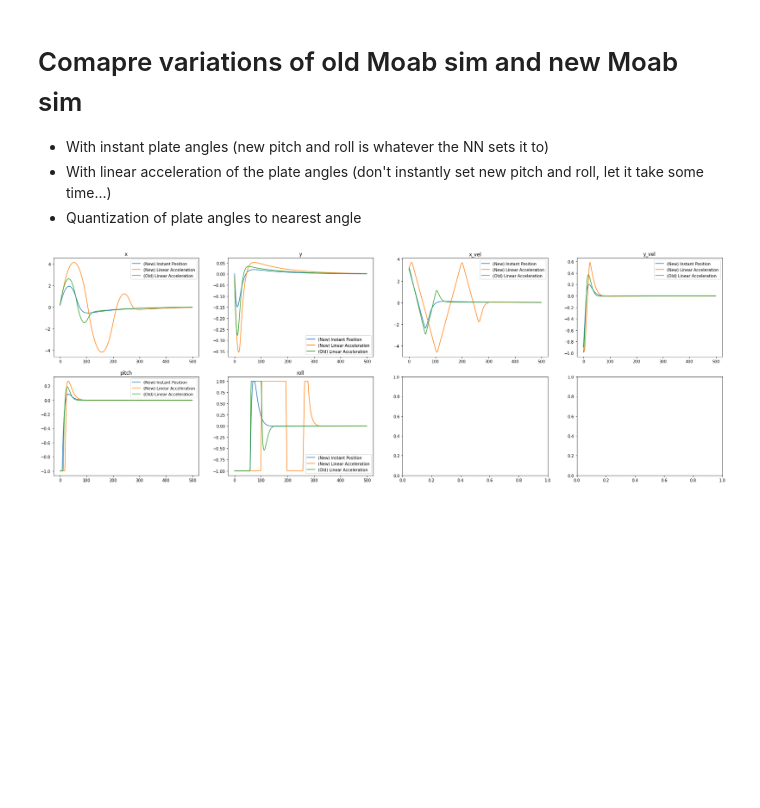
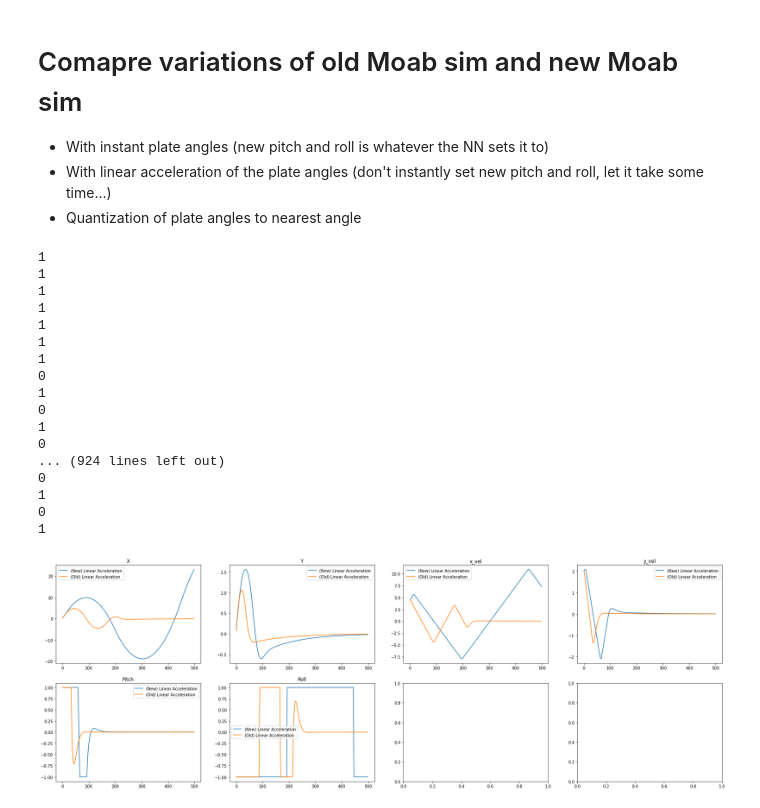
Before and after one commit to polzounov/moab-sim, a Jupyter notebook: moabsim-compare.ipynb, the cells around one changed output. Cells and saved outputs as stored; diff of their text form; code cells hidden in the pictures; blank space fills up the shorter version.

```diff
--- a/moabsim-compare.ipynb
+++ b/moabsim-compare.ipynb
@@ -45,10 +45,12 @@ def pid_controller(
         action_x = Kp * x + Ki * sum_x + Kd * vel_x
         action_y = Kp * y + Ki * sum_y + Kd * vel_y
 
-        # action = np.array([-action_y, action_x]) / 22  # works on new
-        action = np.array([-action_y, action_x]) / -22
+        action = np.array([-action_y, action_x])  # Match order of old sim
 
+        # Use actions between -1 and +1 instead of degrees
+        action /= -22
         pitch, roll = np.clip(action, -1, 1)
+
         return pitch, roll
 
     return next_action
@@ -142,8 +69,8 @@ init_x, init_y = uniform_circle(plate_radius * 0.6)
 init_x_vel, init_y_vel = uniform_circle(max_init_vel)
 
 config = {
-    "initial_roll": 0.01,
-    "initial_pitch": 0.01,
+    "initial_roll": 0.0,
+    "initial_pitch": 0.0,
     "initial_x": init_x,
     "initial_y": init_y,
     "initial_vel_x": init_x_vel,
@@ -158,11 +85,13 @@ config = {
 }
 
 options = [
-    {"name": "(New) Instant Position", "env": MoabEnvNew, "kwargs": {"scaling": 1.2, "linear_acceleration_servos": False, "quantize": False}},
-    {"name": "(New) Linear Acceleration", "env": MoabEnvNew, "kwargs": {"scaling": 1.2, "linear_acceleration_servos": True, "quantize": False}},
+    # {"name": "(New) Instant Position", "env": MoabEnvNew, "kwargs": {"linear_acceleration_servos": False, "quantize": False}},
     # {"name": "(Old) Instant Position", "env": MoabEnvOld, "kwargs": {"linear_acceleration_servos": False, "quantize": False}},
+    {"name": "(New) Linear Acceleration", "env": MoabEnvNew, "kwargs": {"linear_acceleration_servos": True, "quantize": False}},
     {"name": "(Old) Linear Acceleration", "env": MoabEnvOld, "kwargs": {"linear_acceleration_servos": True, "quantize": False}},
+    # {"name": "(New) Quantized Angles", "env": MoabEnvNew, "kwargs": {"linear_acceleration_servos": False, "quantize": True}},
     # {"name": "(Old) Quantized Angles", "env": MoabEnvOld, "kwargs": {"linear_acceleration_servos": False, "quantize": True}},
+    # {"name": "(New) All mods", "env": MoabEnvNew, "kwargs": {"linear_acceleration_servos": True, "quantize": True}},
     # {"name": "(Old) All mods (OG sim)", "env": MoabEnvOld, "kwargs": {"linear_acceleration_servos": True, "quantize": True}},
 ]
 state_hists = {}
@@ -179,35 +108,52 @@ for opt in options:
     for i in range(n):
         action = pitch, roll = controller(*state)
         state, info, _, _ = env.step(np.asarray(action))
         x, y, x_vel, y_vel = state
         state_hists[opt["name"]][i, :] = x, y, x_vel, y_vel, pitch, roll
 
 
 # Ploty thingy
 fig, axes = plt.subplots(2, 4, figsize=(30, 10))
 
 for opt in options:
     axes[0][0].plot(np.arange(n), state_hists[opt["name"]][:, 0], label=opt["name"])
     axes[0][1].plot(np.arange(n), state_hists[opt["name"]][:, 1], label=opt["name"])
     axes[0][2].plot(np.arange(n), state_hists[opt["name"]][:, 2], label=opt["name"])
     axes[0][3].plot(np.arange(n), state_hists[opt["name"]][:, 3], label=opt["name"])
     axes[1][0].plot(np.arange(n), state_hists[opt["name"]][:, 4], label=opt["name"])
     axes[1][1].plot(np.arange(n), state_hists[opt["name"]][:, 5], label=opt["name"])
 
-axes[0][0].set_title("x")
+axes[0][0].set_title("X")
 axes[0][0].legend()
-axes[0][1].set_title("y")
+axes[0][1].set_title("Y")
 axes[0][1].legend()
 axes[0][2].set_title("x_vel")
 axes[0][2].legend()
 axes[0][3].set_title("y_vel")
 axes[0][3].legend()
-axes[1][0].set_title("pitch")
+axes[1][0].set_title("Pitch")
 axes[1][0].legend()
-axes[1][1].set_title("roll")
+axes[1][1].set_title("Roll")
 axes[1][1].legend()
 
 plt.show()
 # fmt: on
 # %% [output]
+1
+1
+1
+1
+1
+1
+1
+0
+1
+0
+1
+0
+... (924 lines left out)
+0
+1
+0
+1
-[figure, old version]
+[figure, new version]
```
Also changed, not shown: parts of 2 cells of this notebook, 5 other files.
